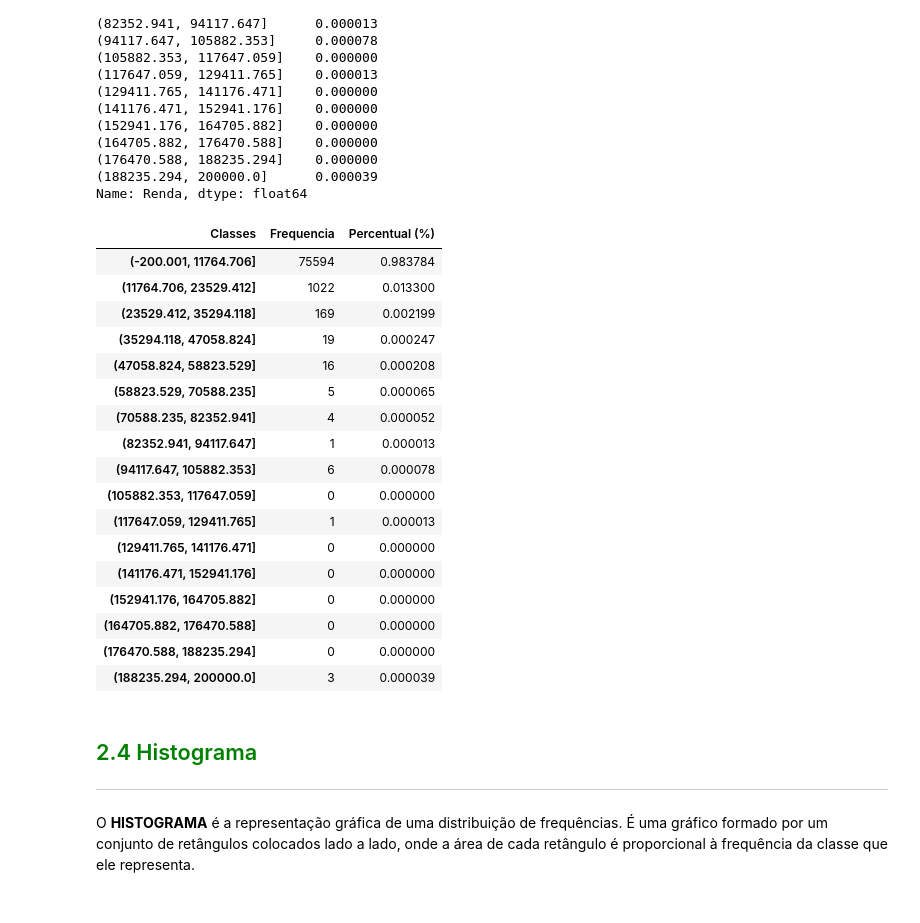
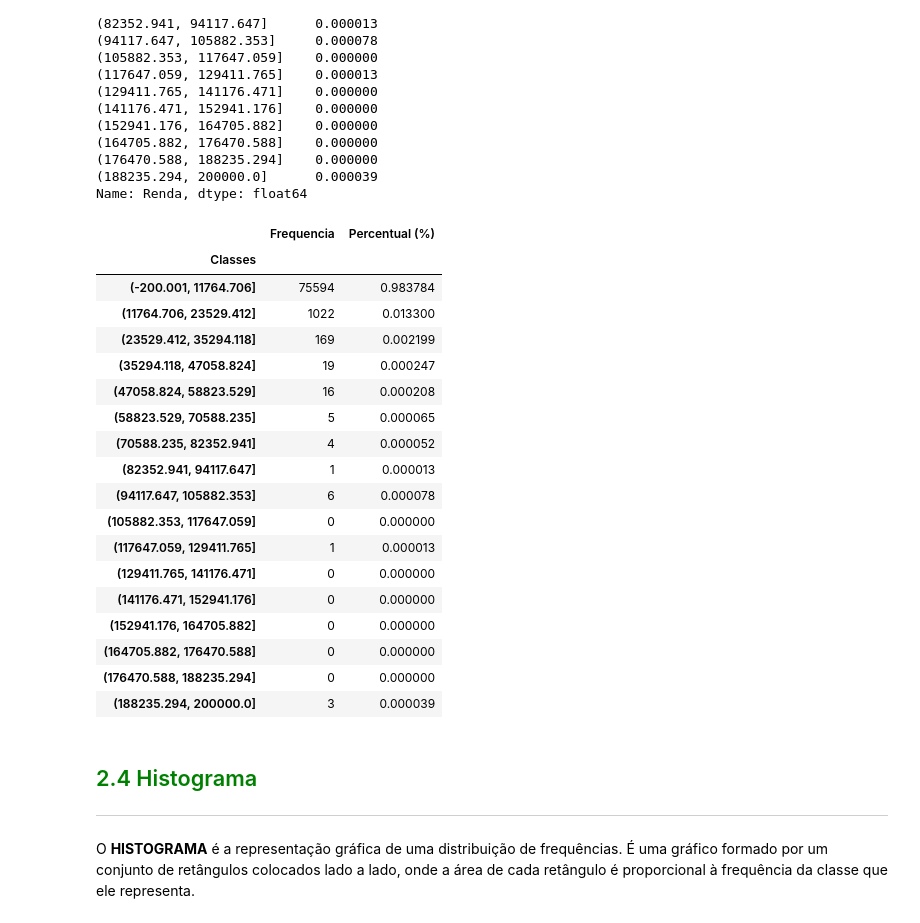
Before and after one commit to nomarine/Estatistica-com-Python, a Jupyter notebook: Curso_de_Estatística_Parte_1.ipynb, the cells around one changed output. Cells and saved outputs as stored; diff of their text form; code cells hidden in the pictures.

```diff
--- a/Curso_de_Estatística_Parte_1.ipynb
+++ b/Curso_de_Estatística_Parte_1.ipynb
@@ -438,11 +491,12 @@ Name: Renda, dtype: float64
 # %%
 distr_freq_quantitativa_amplitude_fixa = pd.DataFrame(
     {'Frequencia': frequencia, 'Percentual (%)': percentual}
 )
-distr_freq_quantitativa_amplitude_fixa.rename_axis('Classes', axis='columns', inplace = True)
+distr_freq_quantitativa_amplitude_fixa.rename_axis('Classes', inplace = True)
 distr_freq_quantitativa_amplitude_fixa
 # %% [output]
-| Classes | Frequencia | Percentual (%) |
+|  | Frequencia | Percentual (%) |
+| Classes |  |  |
 | (-200.001, 11764.706] | 75594 | 0.983784 |
 | (11764.706, 23529.412] | 1022 | 0.013300 |
 | (23529.412, 35294.118] | 169 | 0.002199 |
```
Also changed, not shown: parts of 6 cells of this notebook.
